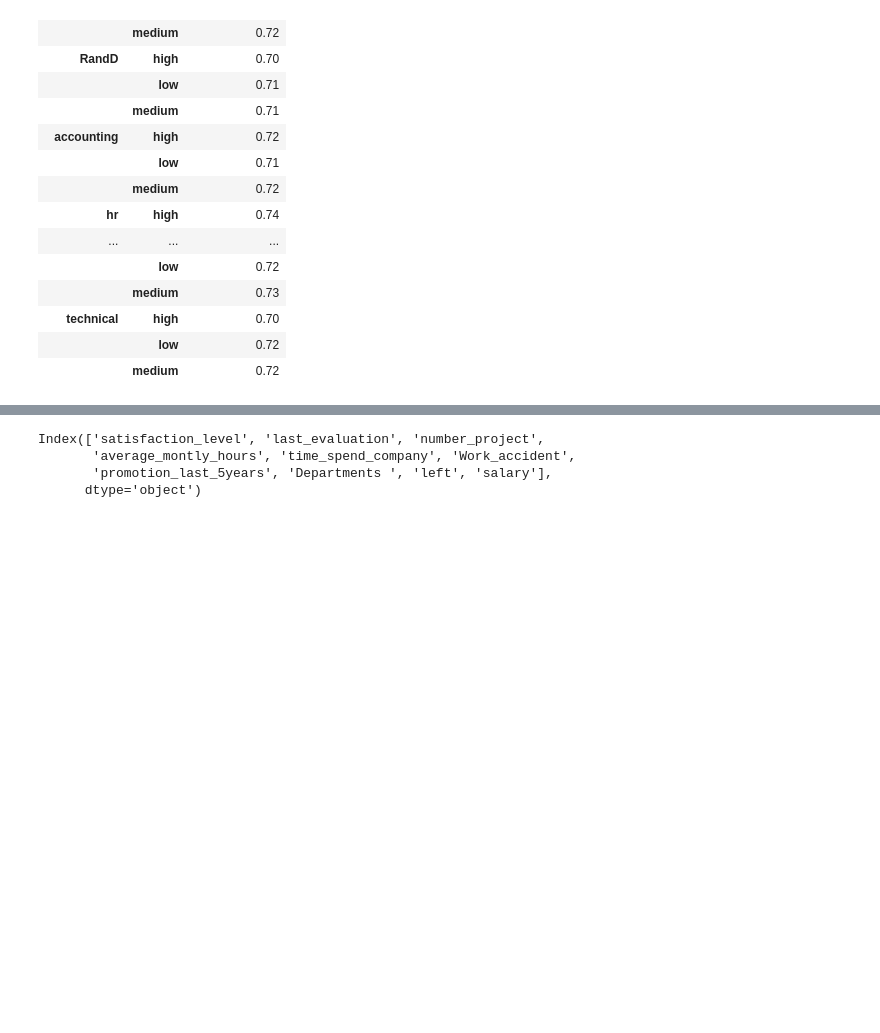
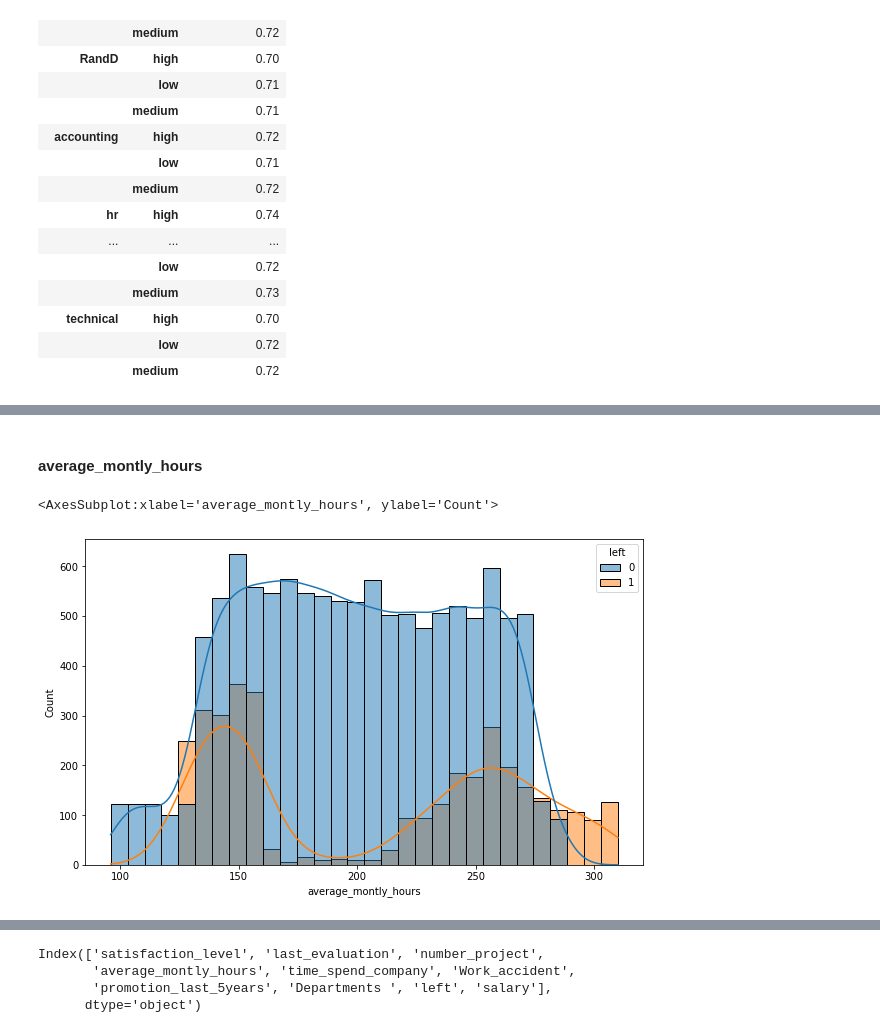
Before and after one commit to habip-bingol/Projects, a Jupyter notebook: ML_Projects/Capstone Projects/Churn_Prediction/Churn_Prediction.ipynb, the cells around one changed output, grey strips where cells are left out. Cells and saved outputs as stored; diff of their text form; code cells hidden in the pictures; blank space fills up the shorter version.

```diff
--- a/ML_Projects/Capstone Projects/Churn_Prediction/Churn_Prediction.ipynb
+++ b/ML_Projects/Capstone Projects/Churn_Prediction/Churn_Prediction.ipynb
@@ -428,0 +511,7 @@ df.groupby(["Departments ", "salary"])["last_evaluation"].mean().to_frame()
+# %% [markdown]
+#### average_montly_hours
+# %%
+sns.histplot(x=df.average_montly_hours, hue=df.left, kde=True)
+# %% [output]
+<AxesSubplot:xlabel='average_montly_hours', ylabel='Count'>
+[figure, added]
```
Also changed, not shown: parts of 41 cells of this notebook.
